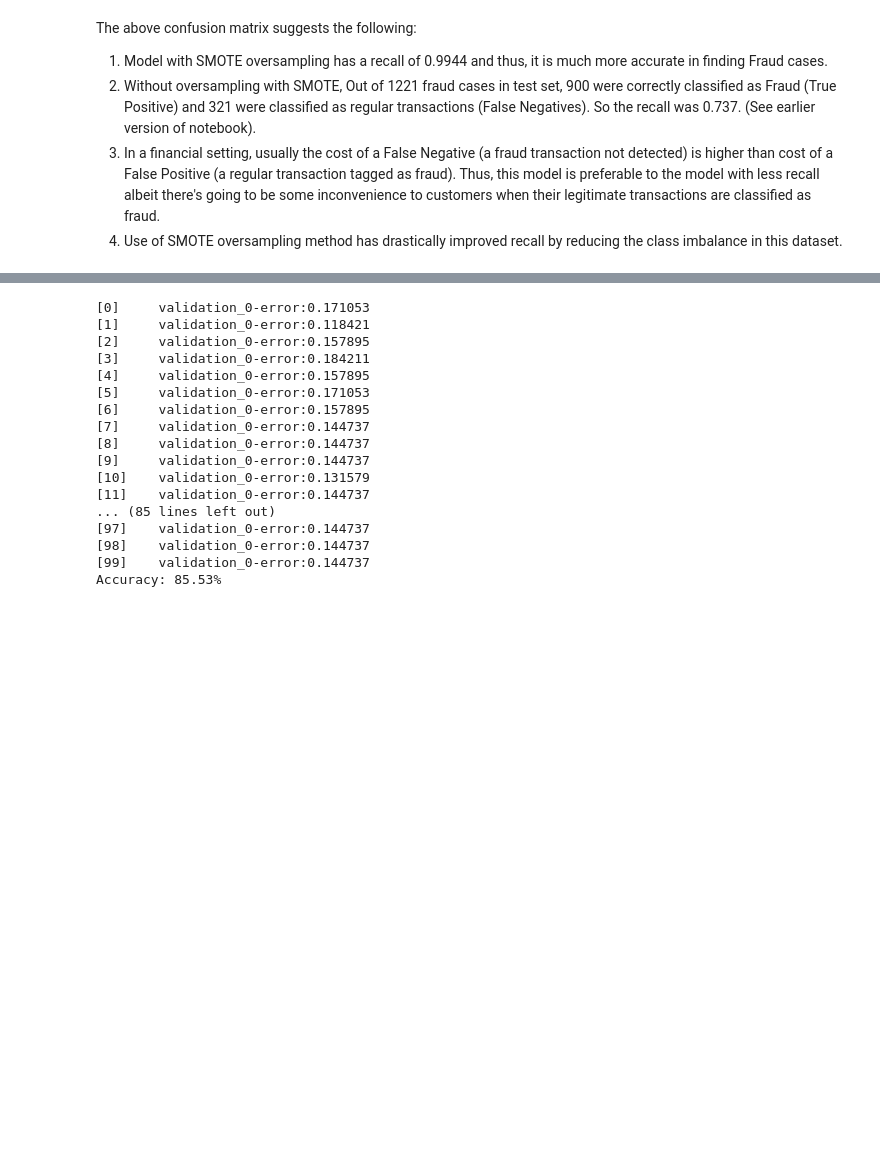
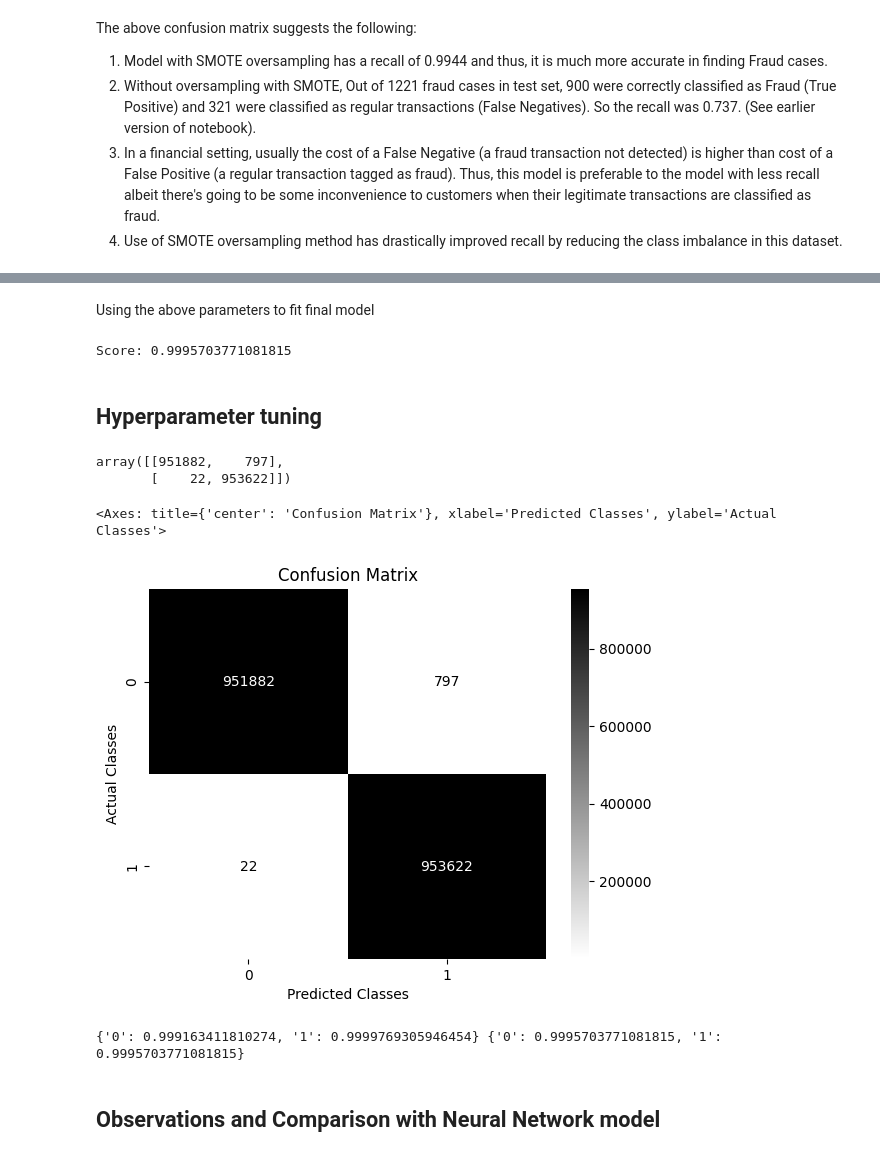
Before and after one commit to vroomgit/FraudDetectionFNN, a Jupyter notebook: Fraud_Detection_Feedforward_NN.ipynb, the cells around one changed output, grey strips where cells are left out. Cells and saved outputs as stored; diff of their text form; code cells hidden in the pictures; blank space fills up the shorter version.

Commit message:
Fit XGBoost model with Hyperparameter tuning; Improved layout of notebook.

```diff
--- a/Fraud_Detection_Feedforward_NN.ipynb
+++ b/Fraud_Detection_Feedforward_NN.ipynb
@@ -597,4 +596 @@ from sklearn.model_selection import GridSearchCV, RandomizedSearchCV, Stratified
 from sklearn.model_selection import train_test_split
-# %%
-# Split data into train and test sets
-X_train, X_test, y_train, y_test = train_test_split(X, y, random_state=2)
@@ -753,34 +704,33 @@ Accuracy: 99.97%
-# %%
-# Import train_test_split
-
-
-# Split data into train and test sets
-X_train, X_test, y_train, y_test = train_test_split(X, y, random_state=2)
-# %%
-model = XGBClassifier(booster='gbtree', objective='binary:logistic', random_state=2)
-eval_set = [(X_test, y_test)]
-eval_metric='error'
-model.fit(X_train, y_train, eval_metric=eval_metric, eval_set=eval_set)
-# make predictions for test data
-y_pred = model.predict(X_test)
-# evaluate predictions
-accuracy = accuracy_score(y_test, y_pred)
-print("Accuracy: %.2f%%" % (accuracy * 100.0))
-# %% [output]
-[0]     validation_0-error:0.171053
-[1]     validation_0-error:0.118421
-[2]     validation_0-error:0.157895
-[3]     validation_0-error:0.184211
-[4]     validation_0-error:0.157895
-[5]     validation_0-error:0.171053
-[6]     validation_0-error:0.157895
-[7]     validation_0-error:0.144737
-[8]     validation_0-error:0.144737
-[9]     validation_0-error:0.144737
-[10]    validation_0-error:0.131579
-[11]    validation_0-error:0.144737
-... (85 lines left out)
-[97]    validation_0-error:0.144737
-[98]    validation_0-error:0.144737
-[99]    validation_0-error:0.144737
-Accuracy: 85.53%
+# %% [markdown]
+Using the above parameters to fit final model
+# %%
+xgb = XGBClassifier(booster='gbtree', learning_rate=0.5, random_state=2, n_jobs=-1,\
+                    n_estimators=1200, max_depth=15, min_child_weight=3, gamma=0.01,\
+                    colsample_bytree=1, subsample=0.5,\
+                    tree_method='gpu_hist',predictor='gpu_predictor')
+xgb.fit(X_train, y_train)
+y_pred = xgb.predict(X_test)
+score = accuracy_score(y_pred, y_test)
+print('Score: ' + str(score))
+# %% [output]
+Score: 0.9995703771081815
+# %% [markdown]
+## Hyperparameter tuning
+# %%
+confusion_matrix(y_test, y_pred)
+# %% [output]
+array([[951882,    797],
+       [    22, 953622]])
+# %%
+# Confusion Matrix
+cm=pycm.ConfusionMatrix(list(y_test), list(y_pred))
+cm.plot(plot_lib="seaborn", number_label=True)
+# %% [output]
+<Axes: title={'center': 'Confusion Matrix'}, xlabel='Predicted Classes', ylabel='Actual Classes'>
+[figure, added]
+# %%
+print(cm.TPR, cm.ACC)
+# %% [output]
+{'0': 0.999163411810274, '1': 0.9999769305946454} {'0': 0.9995703771081815, '1': 0.9995703771081815}
+# %% [markdown]
+## Observations and Comparison with Neural Network model
```
Also changed, not shown: parts of 26 cells of this notebook.
